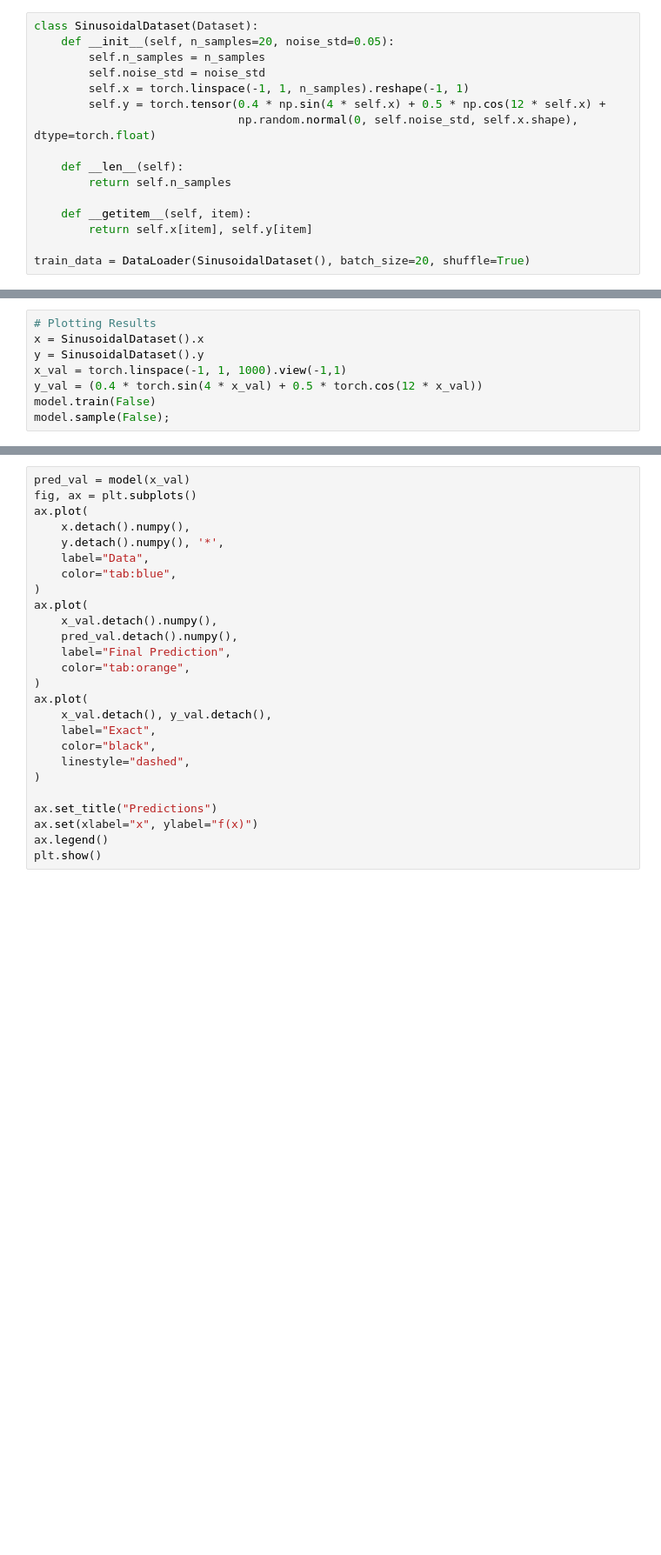
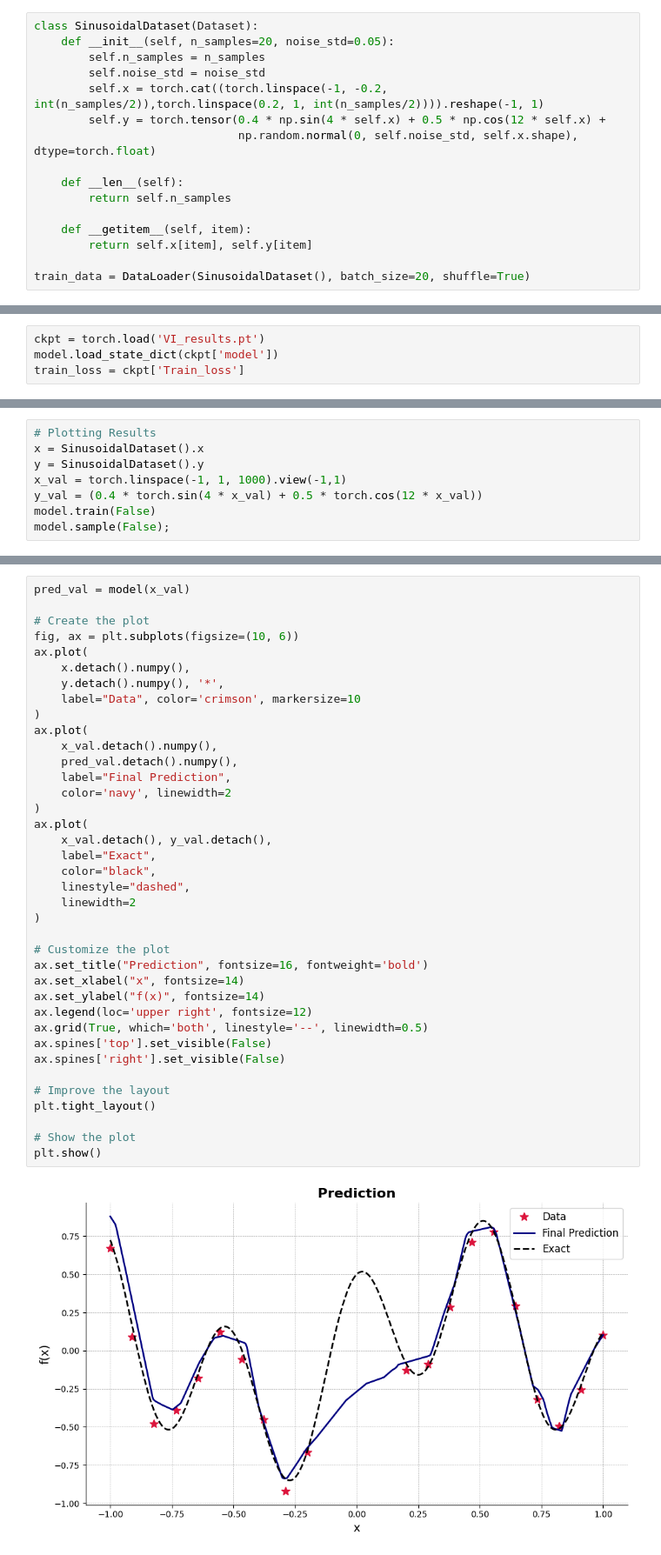
Before and after one commit to ponkrshnan/SIAM_MS24_tutorial, a Jupyter notebook: Bayesian_networks/Bayesian_VI.ipynb, the cells around one changed output, grey strips where cells are left out. Shown: that part at 87% size. Cells and saved outputs as stored; diff of their text form; blank space fills up the shorter version.

```diff
--- a/Bayesian_networks/Bayesian_VI.ipynb
+++ b/Bayesian_networks/Bayesian_VI.ipynb
@@ -36,7 +47,7 @@ class SinusoidalDataset(Dataset):
     def __init__(self, n_samples=20, noise_std=0.05):
         self.n_samples = n_samples
         self.noise_std = noise_std
-        self.x = torch.linspace(-1, 1, n_samples).reshape(-1, 1)
+        self.x = torch.cat((torch.linspace(-1, -0.2, int(n_samples/2)),torch.linspace(0.2, 1, int(n_samples/2)))).reshape(-1, 1)
         self.y = torch.tensor(0.4 * np.sin(4 * self.x) + 0.5 * np.cos(12 * self.x) +
                               np.random.normal(0, self.noise_std, self.x.shape), dtype=torch.float)
 
@@ -92,0 +78,4 @@ Starting Training...
+# %%
+ckpt = torch.load('VI_results.pt')
+model.load_state_dict(ckpt['model'])
+train_loss = ckpt['Train_loss']
@@ -101,26 +94,40 @@ model.sample(False);
 # %%
 pred_val = model(x_val)
-fig, ax = plt.subplots()
+
+# Create the plot
+fig, ax = plt.subplots(figsize=(10, 6))
 ax.plot(
     x.detach().numpy(),
     y.detach().numpy(), '*',
-    label="Data",
-    color="tab:blue",
+    label="Data", color='crimson', markersize=10
 )
 ax.plot(
     x_val.detach().numpy(),
     pred_val.detach().numpy(),
     label="Final Prediction",
-    color="tab:orange",
+    color='navy', linewidth=2
 )
 ax.plot(
     x_val.detach(), y_val.detach(),
     label="Exact",
     color="black",
     linestyle="dashed",
+    linewidth=2
 )
 
-ax.set_title("Predictions")
-ax.set(xlabel="x", ylabel="f(x)")
-ax.legend()
+# Customize the plot
+ax.set_title("Prediction", fontsize=16, fontweight='bold')
+ax.set_xlabel("x", fontsize=14)
+ax.set_ylabel("f(x)", fontsize=14)
+ax.legend(loc='upper right', fontsize=12)
+ax.grid(True, which='both', linestyle='--', linewidth=0.5)
+ax.spines['top'].set_visible(False)
+ax.spines['right'].set_visible(False)
+
+# Improve the layout
+plt.tight_layout()
+
+# Show the plot
 plt.show()
+# %% [output]
+[figure, added]
```
Also changed, not shown: parts of 14 cells of this notebook, 1 other file.
